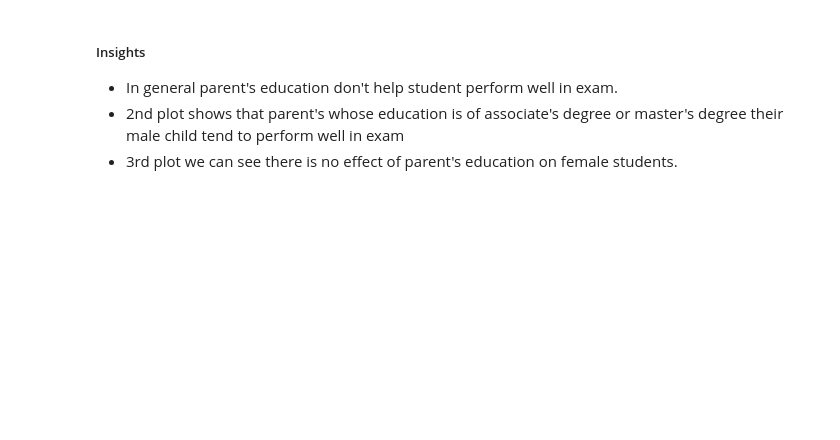
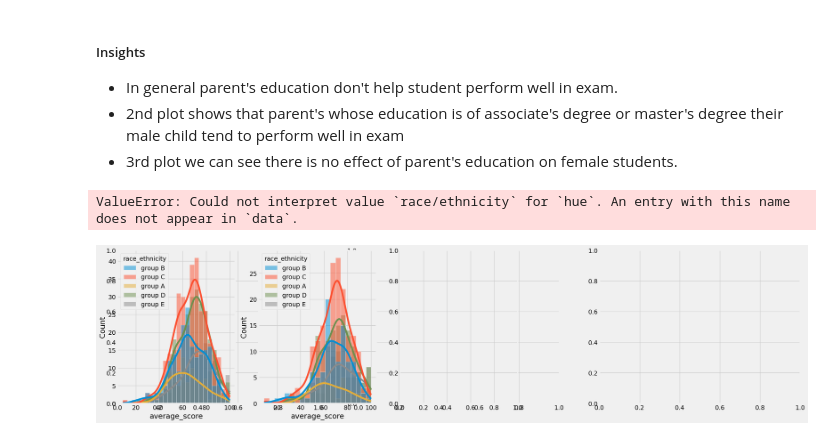
Before and after one commit to rajveersinghal/MachineLearning, a Jupyter notebook: notebook/EDA.ipynb, the cells around one changed output. Cells and saved outputs as stored; diff of their text form; code cells hidden in the pictures; blank space fills up the shorter version.

Commit message:
Data Ingestion Completed

```diff
--- a/notebook/EDA.ipynb
+++ b/notebook/EDA.ipynb
@@ -306,3 +306,19 @@ plt.show()
 - In general parent's education don't help student perform well in exam.
 - 2nd plot shows that parent's whose education is of associate's degree or master's degree their male child tend to perform well in exam
 - 3rd plot we can see there is no effect of parent's education on female students.
+# %%
+fig, axs = plt.subplots(1, 3, figsize=(25, 6))
+
+plt.subplot(151)
+sns.histplot(data=df, x='average_score', kde=True, hue='race_ethnicity')
+
+plt.subplot(152)
+sns.histplot(data=df[df.gender == 'female'], x='average_score', kde=True, hue='race_ethnicity')
+
+plt.subplot(153)
+sns.histplot(data=df[df.gender == 'male'], x='average_score', kde=True, hue='race/ethnicity')
+
+plt.show()
+# %% [output]
+ValueError: Could not interpret value `race/ethnicity` for `hue`. An entry with this name does not appear in `data`.
+[figure, added]
```
Also changed, not shown: parts of 50 cells of this notebook, 7 other files.
